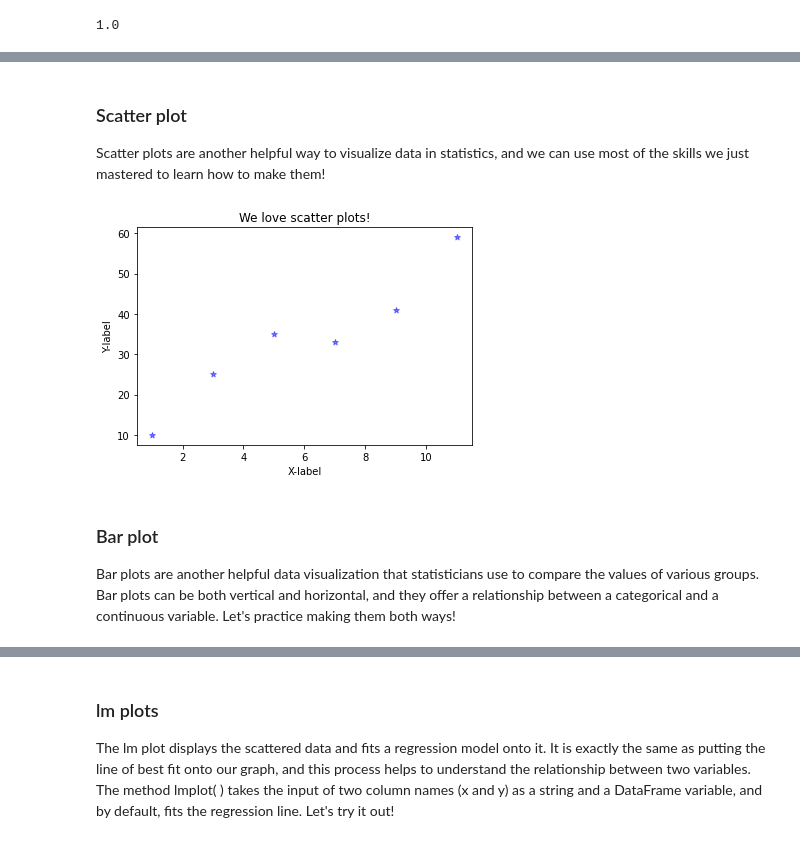
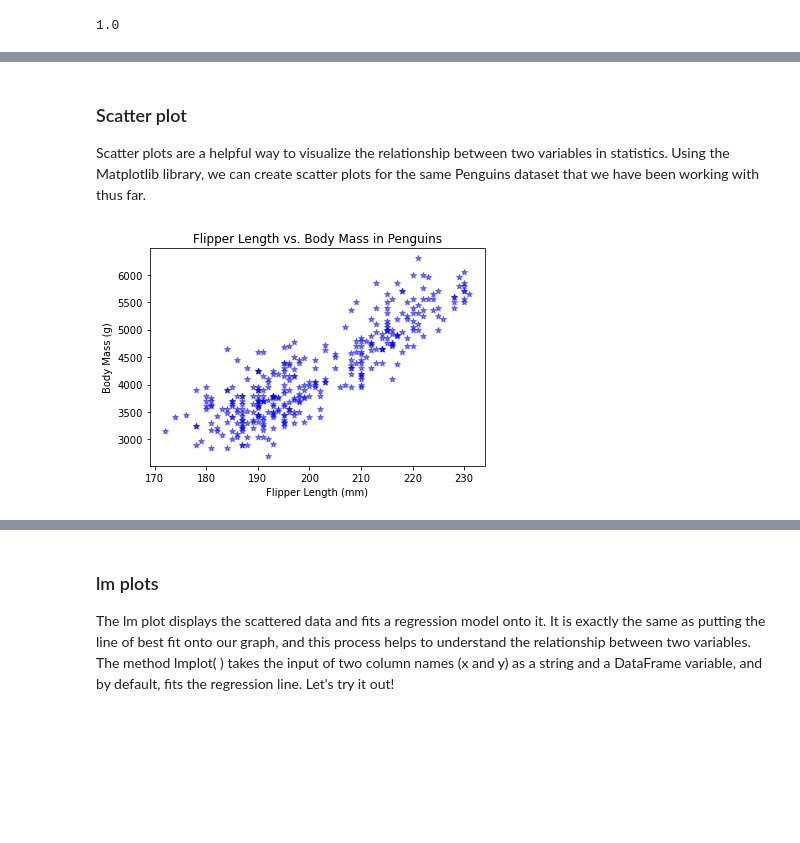
Before and after one commit to vnguyen24/SURF2022, a Jupyter notebook: Session3/Teaching3.ipynb, the cells around one changed output, grey strips where cells are left out. Drawn from its saved outputs; the diff is of its cells as text; code cells hidden in the pictures; blank space fills up the shorter version.

```diff
--- a/Session3/Teaching3.ipynb
+++ b/Session3/Teaching3.ipynb
@@ -69,29 +75,26 @@ print(0.13 + 0.16 + 0.15+ 0.2 + 0.36)
 # %% [markdown]
 ### Scatter plot
 
-Scatter plots are another helpful way to visualize data in statistics, and we can use most of the skills we just mastered to learn how to make them!
+Scatter plots are a helpful way to visualize the relationship between two variables in statistics. Using the Matplotlib library, we can create scatter plots for the same Penguins dataset that we have been working with thus far.
 # %%
 # As always, load libraries
 import matplotlib.pyplot as plt
+import pandas as pd
 
 # Create the data
-x = [1,3,5,7,9,11]
-y = [10,25,35,33,41,59]
+df = pd.read_csv("penguins_lter.csv")
 
 # Draw the scatter plot
-plt.scatter(x, y, c = 'blue', marker = '*', alpha = 0.5)
+plt.scatter(df["Flipper Length (mm)"], df["Body Mass (g)"], c = "blue", marker = "*", alpha = 0.5)
 
 # Add x-axis and y-axix labels
-plt.xlabel("X-label")
-plt.ylabel("Y-label")
+plt.xlabel("Flipper Length (mm)")
+plt.ylabel("Body Mass (g)")
 
 # Add a title
-plt.title("We love scatter plots!")
+plt.title("Flipper Length vs. Body Mass in Penguins")
 
 # Display the graph
 plt.show()
 # %% [output]
-[figure, old version]
+[figure, new version]
-# %% [markdown]
-### Bar plot
-Bar plots are another helpful data visualization that statisticians use to compare the values of various groups. Bar plots can be both vertical and horizontal, and they offer a relationship between a categorical and a continuous variable. Let's practice making them both ways!
```
Also changed, not shown: parts of 4 cells of this notebook.
